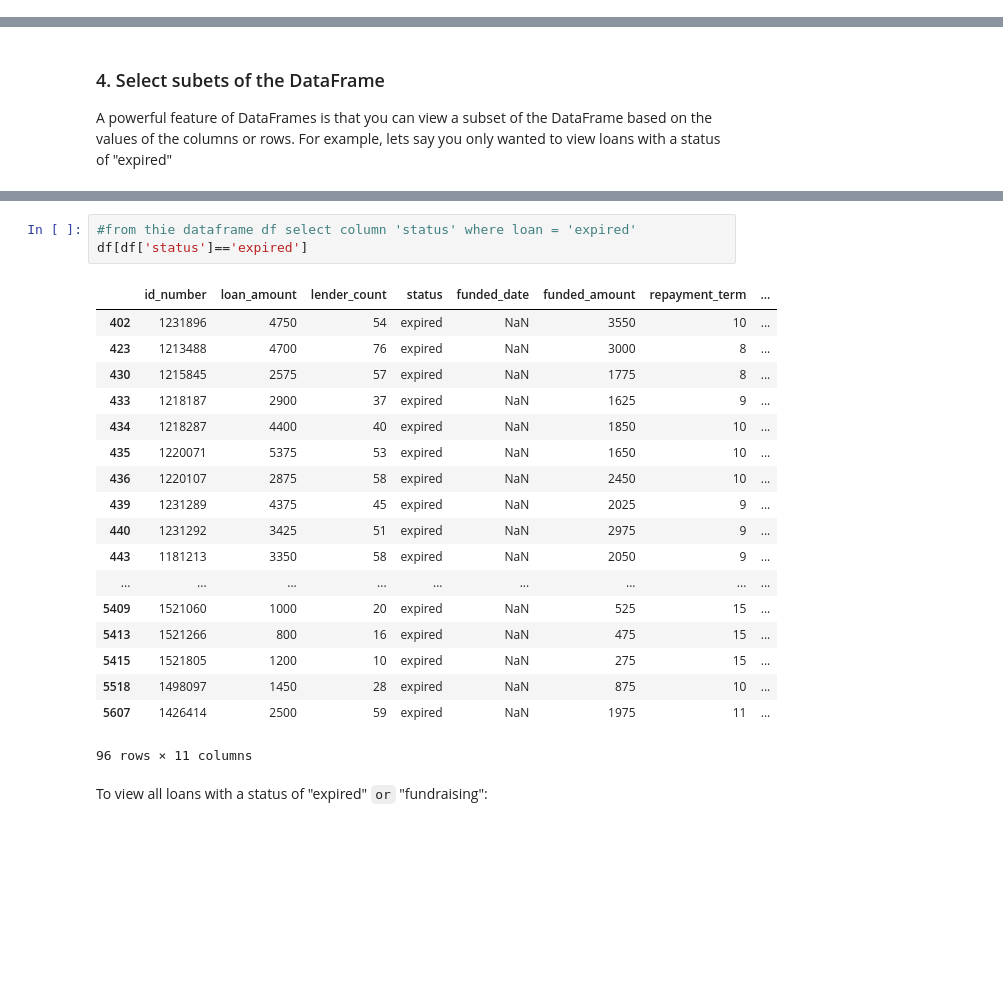
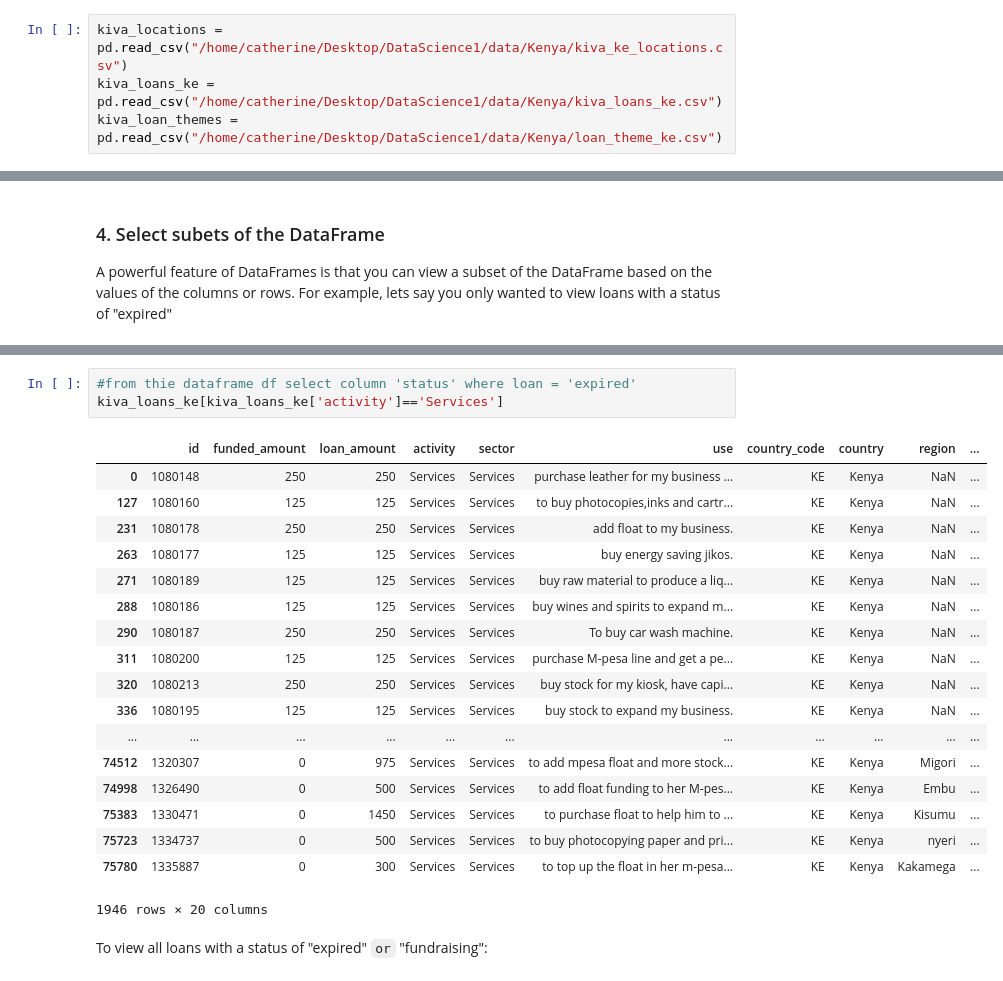
Before and after one commit to clrmuthoni/DataScience1, a Jupyter notebook: Module_1_introduction/1_2 intro_to_pandas.ipynb, the cells around one changed output, grey strips where cells are left out. Saved outputs shown, nothing was run; the diff lists cells and outputs as text; blank space fills up the shorter version.

```diff
--- a/Module_1_introduction/1_2 intro_to_pandas.ipynb
+++ b/Module_1_introduction/1_2 intro_to_pandas.ipynb
@@ -37,0 +36,4 @@ df = pd.read_csv("/home/catherine/Desktop/DS_B/data/loans.csv")
+# %%
+kiva_locations = pd.read_csv("/home/catherine/Desktop/DataScience1/data/Kenya/kiva_ke_locations.csv")
+kiva_loans_ke = pd.read_csv("/home/catherine/Desktop/DataScience1/data/Kenya/kiva_loans_ke.csv")
+kiva_loan_themes = pd.read_csv("/home/catherine/Desktop/DataScience1/data/Kenya/loan_theme_ke.csv")
@@ -207,25 +233,25 @@ A powerful feature of DataFrames is that you can view a subset of the DataFrame
 # %%
 #from thie dataframe df select column 'status' where loan = 'expired'
-df[df['status']=='expired']
+kiva_loans_ke[kiva_loans_ke['activity']=='Services']
 # %% [output]
-|  | id_number | loan_amount | lender_count | status | funded_date | funded_amount | repayment_term | ... |
-| 402 | 1231896 | 4750 | 54 | expired | NaN | 3550 | 10 | ... |
-| 423 | 1213488 | 4700 | 76 | expired | NaN | 3000 | 8 | ... |
-| 430 | 1215845 | 2575 | 57 | expired | NaN | 1775 | 8 | ... |
-| 433 | 1218187 | 2900 | 37 | expired | NaN | 1625 | 9 | ... |
-| 434 | 1218287 | 4400 | 40 | expired | NaN | 1850 | 10 | ... |
-| 435 | 1220071 | 5375 | 53 | expired | NaN | 1650 | 10 | ... |
-| 436 | 1220107 | 2875 | 58 | expired | NaN | 2450 | 10 | ... |
-| 439 | 1231289 | 4375 | 45 | expired | NaN | 2025 | 9 | ... |
-| 440 | 1231292 | 3425 | 51 | expired | NaN | 2975 | 9 | ... |
-| 443 | 1181213 | 3350 | 58 | expired | NaN | 2050 | 9 | ... |
-| ... | ... | ... | ... | ... | ... | ... | ... | ... |
-| 5409 | 1521060 | 1000 | 20 | expired | NaN | 525 | 15 | ... |
-| 5413 | 1521266 | 800 | 16 | expired | NaN | 475 | 15 | ... |
-| 5415 | 1521805 | 1200 | 10 | expired | NaN | 275 | 15 | ... |
-| 5518 | 1498097 | 1450 | 28 | expired | NaN | 875 | 10 | ... |
-| 5607 | 1426414 | 2500 | 59 | expired | NaN | 1975 | 11 | ... |
+|  | id | funded_amount | loan_amount | activity | sector | use | country_code | country | region | ... |
+| 0 | 1080148 | 250 | 250 | Services | Services | purchase leather for my business ... | KE | Kenya | NaN | ... |
+| 127 | 1080160 | 125 | 125 | Services | Services | to buy photocopies,inks and cartr... | KE | Kenya | NaN | ... |
+| 231 | 1080178 | 250 | 250 | Services | Services | add float to my business. | KE | Kenya | NaN | ... |
+| 263 | 1080177 | 125 | 125 | Services | Services | buy energy saving jikos. | KE | Kenya | NaN | ... |
+| 271 | 1080189 | 125 | 125 | Services | Services | buy raw material to produce a liq... | KE | Kenya | NaN | ... |
+| 288 | 1080186 | 125 | 125 | Services | Services | buy wines and spirits to expand m... | KE | Kenya | NaN | ... |
+| 290 | 1080187 | 250 | 250 | Services | Services | To buy car wash machine. | KE | Kenya | NaN | ... |
+| 311 | 1080200 | 125 | 125 | Services | Services | purchase M-pesa line and get a pe... | KE | Kenya | NaN | ... |
+| 320 | 1080213 | 250 | 250 | Services | Services | buy stock for my kiosk, have capi... | KE | Kenya | NaN | ... |
+| 336 | 1080195 | 125 | 125 | Services | Services | buy stock to expand my business. | KE | Kenya | NaN | ... |
+| ... | ... | ... | ... | ... | ... | ... | ... | ... | ... | ... |
+| 74512 | 1320307 | 0 | 975 | Services | Services | to add mpesa float and more stock... | KE | Kenya | Migori | ... |
+| 74998 | 1326490 | 0 | 500 | Services | Services | to add float funding to her M-pes... | KE | Kenya | Embu | ... |
+| 75383 | 1330471 | 0 | 1450 | Services | Services | to purchase float to help him to ... | KE | Kenya | Kisumu | ... |
+| 75723 | 1334737 | 0 | 500 | Services | Services | to buy photocopying paper and pri... | KE | Kenya | nyeri | ... |
+| 75780 | 1335887 | 0 | 300 | Services | Services | to top up the float in her m-pesa... | KE | Kenya | Kakamega | ... |
-96 rows × 11 columns
+1946 rows × 20 columns
 # %% [markdown]
 To view all loans with a status of "expired" `or` "fundraising":
 # %%
```
Also changed, not shown: parts of 13 cells of this notebook, 2 other files.
